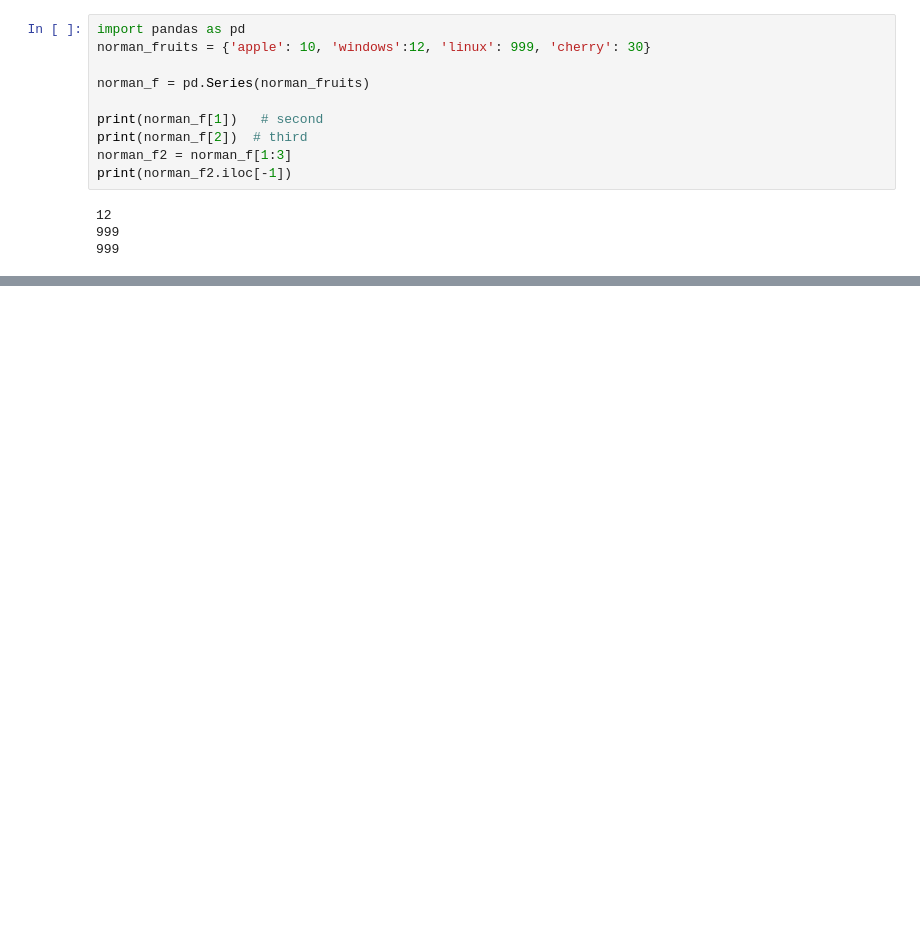
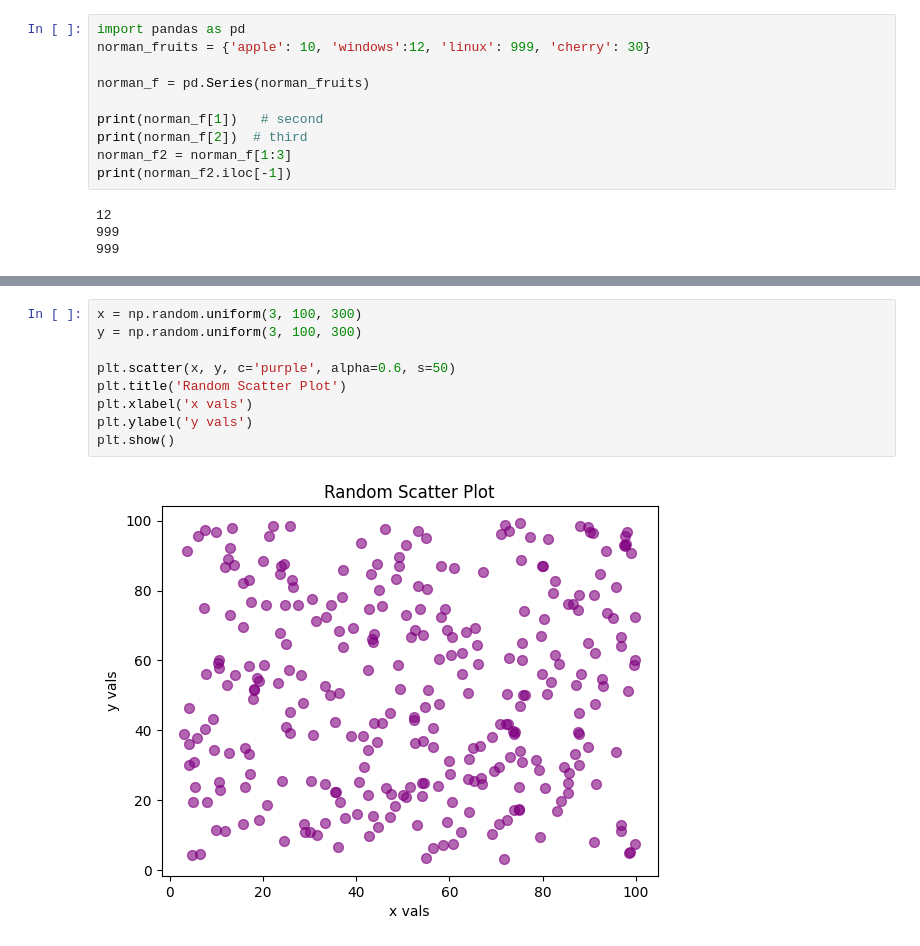
Before and after one commit to norman-glad/bureau_of_mess, a Jupyter notebook: asg1_pre_pro/asg1.ipynb, the cells around one changed output, grey strips where cells are left out. Cells and saved outputs as stored; diff of their text form; blank space fills up the shorter version.

```diff
--- a/asg1_pre_pro/asg1.ipynb
+++ b/asg1_pre_pro/asg1.ipynb
@@ -91,0 +375,11 @@ Failing students: Index(['everybody'], dtype='object')
+# %%
+x = np.random.uniform(3, 100, 300)
+y = np.random.uniform(3, 100, 300)
+
+plt.scatter(x, y, c='purple', alpha=0.6, s=50)
+plt.title('Random Scatter Plot')
+plt.xlabel('x vals')
+plt.ylabel('y vals')
+plt.show()
+# %% [output]
+[figure, added]
```
Also changed, not shown: parts of 23 cells of this notebook.
